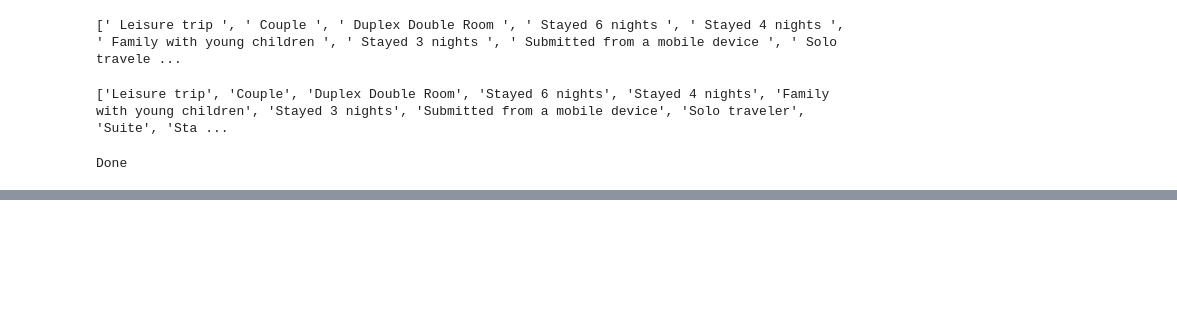
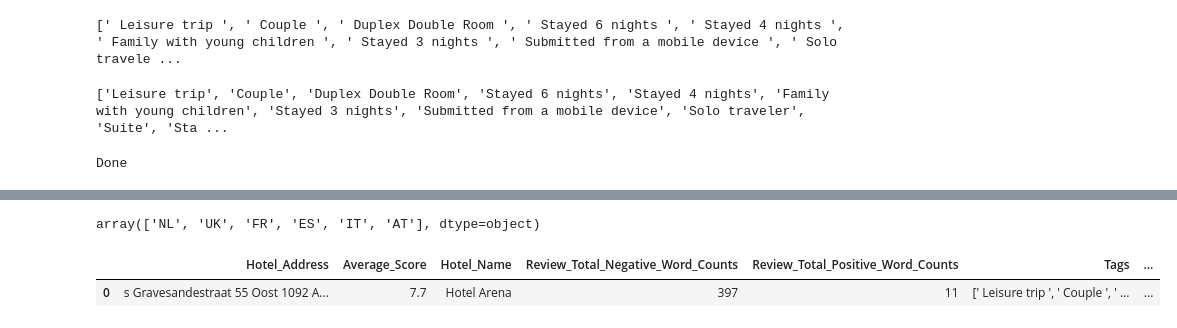
Before and after one commit to AvirupRay/Hotel-Recommendations-Based-on-Customer-Feedback, a Jupyter notebook: hoteltrain.ipynb, the cells around one changed output, grey strips where cells are left out. Saved outputs shown, nothing was run; the diff lists cells and outputs as text; code cells hidden in the pictures; blank space fills up the shorter version.

```diff
--- a/hoteltrain.ipynb
+++ b/hoteltrain.ipynb
@@ -68,6 +29,0 @@ Name: count, Length: 1492, dtype: int64
-# %%
-import matplotlib.pyplot as plt
-x=hotelNames.index
-y=hotelNames.values
-plt.bar(x,y)
-plt.show()
@@ -105,0 +65,2 @@ Done
+# %%
+data.drop(['Additional_Number_of_Scoring','Review_Date','Reviewer_Nationality','Negative_Review','Total_Number_of_Reviews','Positive_Review','Total_Number_of_Reviews_Reviewer_Has_Given','Reviewer_Score','days_since_review','lat','lng'],axis=1,inplace=True)
@@ -105,0 +97,18 @@ Done
+# %%
+data.Hotel_Address = data.Hotel_Address.str.replace("Netherlands","NL")
+data.Hotel_Address = data.Hotel_Address.str.replace("United Kingdom","UK")
+data.Hotel_Address = data.Hotel_Address.str.replace("France","FR")
+data.Hotel_Address = data.Hotel_Address.str.replace("Spain","ES")
+data.Hotel_Address = data.Hotel_Address.str.replace("Italy","IT")
+data.Hotel_Address = data.Hotel_Address.str.replace("Austria","AT")
+# %%
+data["countries"] = data.Hotel_Address.apply(lambda x : x.split(" ")[-1])
+# %%
+data.countries.unique()
+# %% [output]
+array(['NL', 'UK', 'FR', 'ES', 'IT', 'AT'], dtype=object)
+# %%
+data.head(1)
+# %% [output]
+|  | Hotel_Address | Average_Score | Hotel_Name | Review_Total_Negative_Word_Counts | Review_Total_Positive_Word_Counts | Tags | ... |
+| 0 | s Gravesandestraat 55 Oost 1092 A... | 7.7 | Hotel Arena | 397 | 11 | [' Leisure trip ', ' Couple ', ' ... | ... |
```
Also changed, not shown: parts of 12 cells of this notebook, 1 other file.
